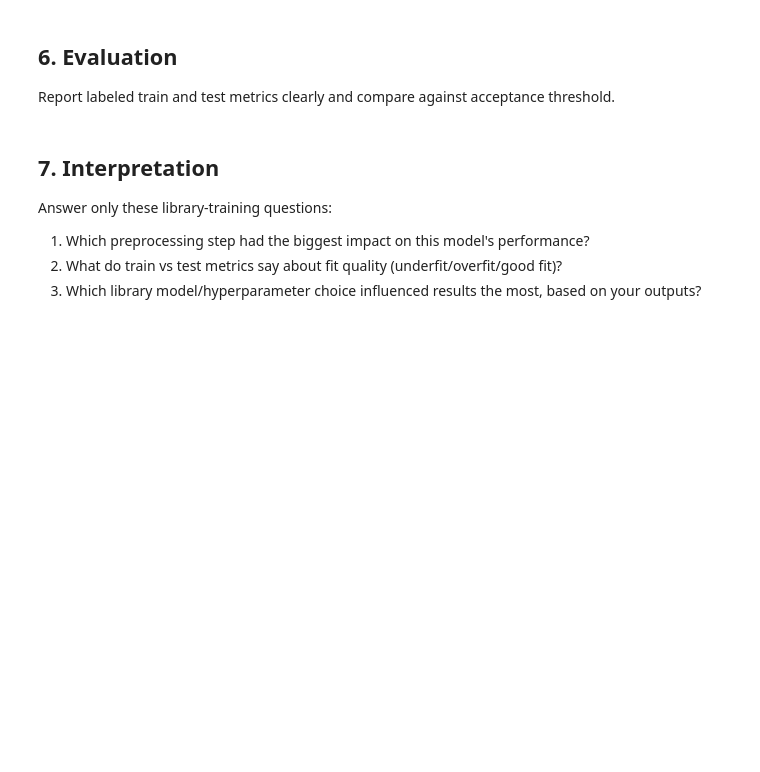
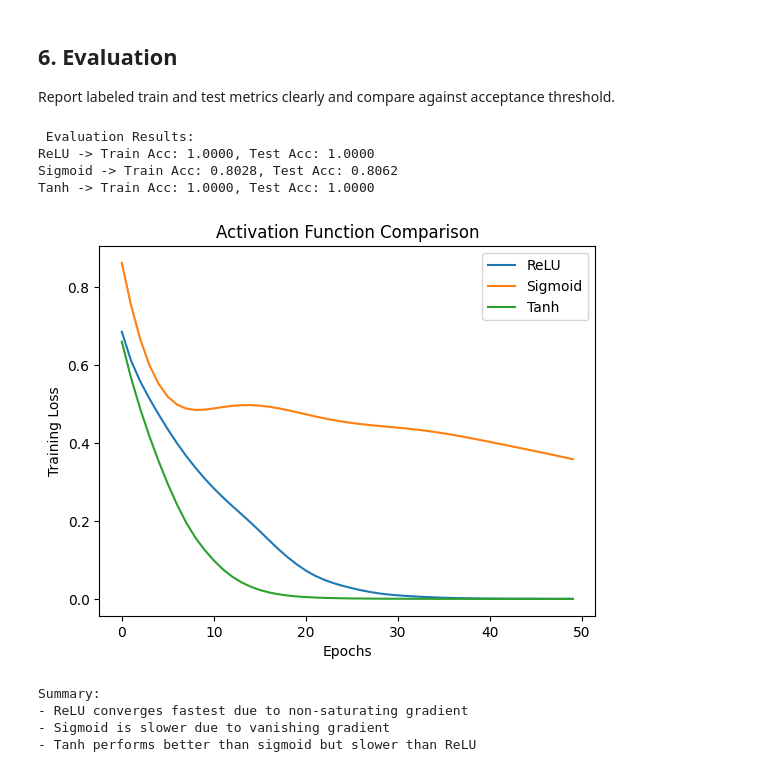
Before and after one commit to iiitl/Neural-Networks, a Jupyter notebook: library/training.ipynb, the cells around one changed output. Cells and saved outputs as stored; diff of their text form; code cells hidden in the pictures; blank space fills up the shorter version.

Commit message:
feat: compare ReLU, Sigmoid, and Tanh activations

```diff
--- a/library/training.ipynb
+++ b/library/training.ipynb
@@ -13,6 +71,22 @@ Apply only necessary preprocessing and avoid leakage by fitting transforms on tr
 # %% [markdown]
 ## 4. Model Setup
 Define the model and key hyperparameters, and set random_state where available.
+# %%
+class SimpleNN(nn.Module):
+    def __init__(self, input_dim, activation):
+        super(SimpleNN, self).__init__()
+
+        self.fc1 = nn.Linear(input_dim, 32)
+        self.fc2 = nn.Linear(32, 16)
+        self.fc3 = nn.Linear(16, len(torch.unique(y_train)))
+
+        self.activation = activation
+
+    def forward(self, x):
+        x = self.activation(self.fc1(x))
+        x = self.activation(self.fc2(x))
+        x = self.fc3(x)
+        return x
 # %% [markdown]
 ## 5. Training
 Fit on train split and keep training flow clear so outputs are easy to review.
@@ -19,9 +130,47 @@ Fit on train split and keep training flow clear so outputs are easy to review.
 # %% [markdown]
 ## 6. Evaluation
 Report labeled train and test metrics clearly and compare against acceptance threshold.
-# %% [markdown]
-## 7. Interpretation
-Answer only these library-training questions:
-1. Which preprocessing step had the biggest impact on this model's performance?
-2. What do train vs test metrics say about fit quality (underfit/overfit/good fit)?
-3. Which library model/hyperparameter choice influenced results the most, based on your outputs?
+# %%
+def evaluate(model):
+    model.eval()
+    with torch.no_grad():
+        train_preds = model(X_train).argmax(dim=1)
+        test_preds = model(X_test).argmax(dim=1)
+
+        train_acc = (train_preds == y_train).float().mean().item()
+        test_acc = (test_preds == y_test).float().mean().item()
+
+    return train_acc, test_acc
+
+
+print("\n Evaluation Results:")
+for name, model in models.items():
+    train_acc, test_acc = evaluate(model)
+    print(f"{name} -> Train Acc: {train_acc:.4f}, Test Acc: {test_acc:.4f}")
+# %% [output]
+ Evaluation Results:
+ReLU -> Train Acc: 1.0000, Test Acc: 1.0000
+Sigmoid -> Train Acc: 0.8028, Test Acc: 0.8062
+Tanh -> Train Acc: 1.0000, Test Acc: 1.0000
+# %%
+plt.figure()
+for name, losses in loss_history.items():
+    plt.plot(losses, label=name)
+
+plt.xlabel("Epochs")
+plt.ylabel("Training Loss")
+plt.title("Activation Function Comparison")
+plt.legend()
+plt.show()
+# %% [output]
+[figure, added]
+# %%
+print("\nSummary:")
+print("- ReLU converges fastest due to non-saturating gradient")
+print("- Sigmoid is slower due to vanishing gradient")
+print("- Tanh performs better than sigmoid but slower than ReLU")
+# %% [output]
+Summary:
+- ReLU converges fastest due to non-saturating gradient
+- Sigmoid is slower due to vanishing gradient
+- Tanh performs better than sigmoid but slower than ReLU
```
Also changed, not shown: parts of 8 cells of this notebook.
